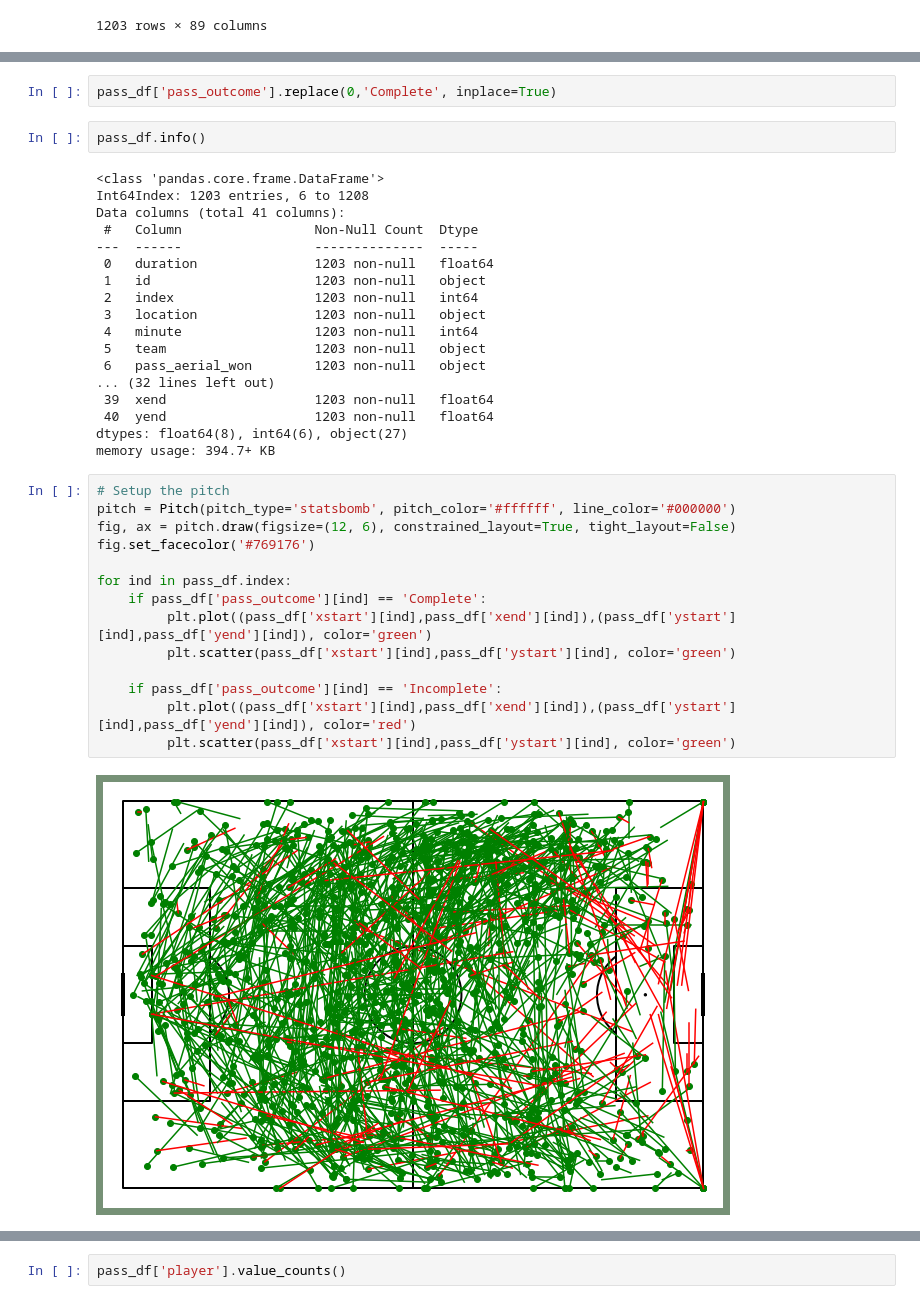
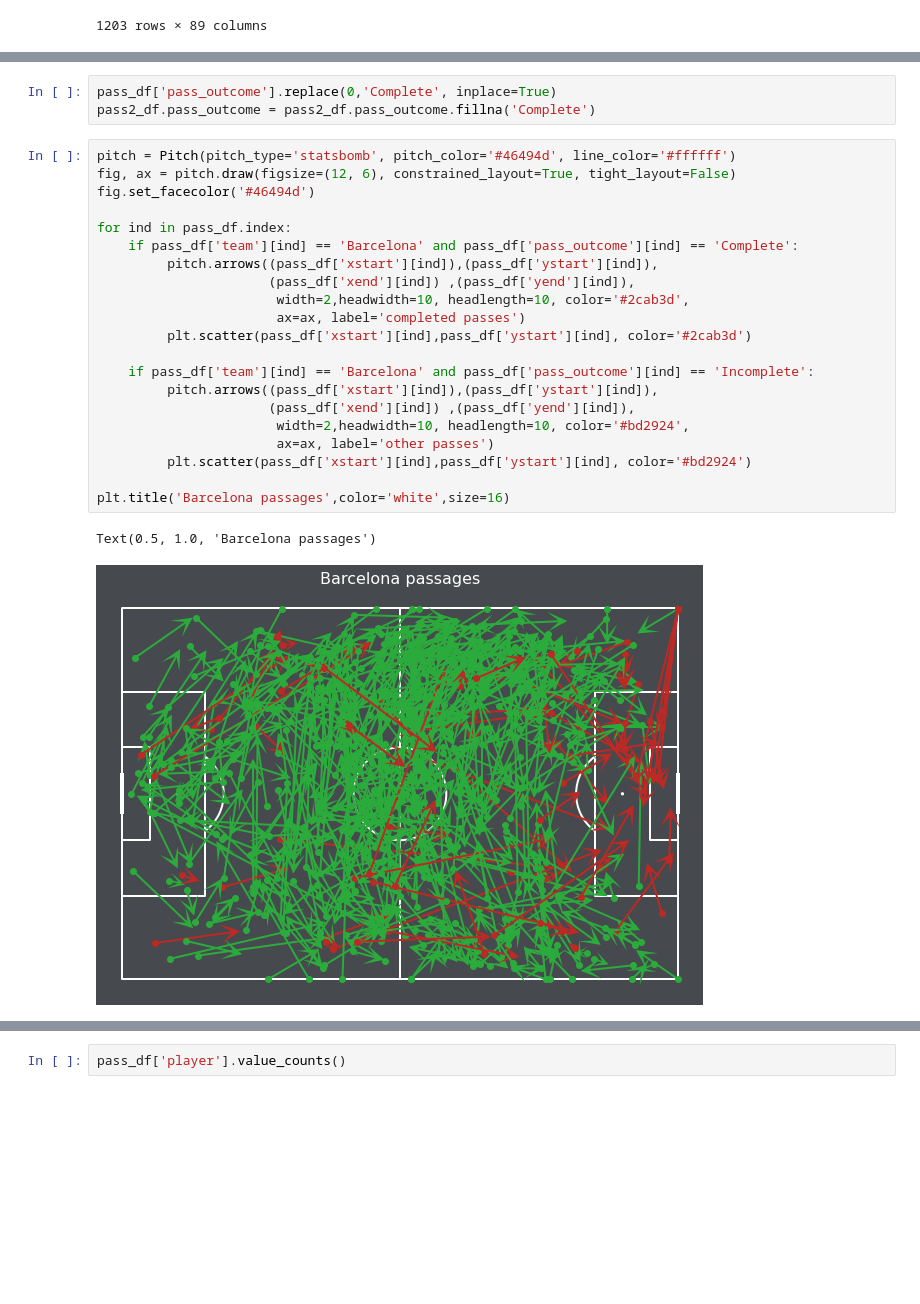
Before and after one commit to gianmarcozironelli/statsbomb_project, a Jupyter notebook: sb_project.ipynb, the cells around one changed output, grey strips where cells are left out. Saved outputs shown, nothing was run; the diff lists cells and outputs as text; blank space fills up the shorter version.

```diff
--- a/sb_project.ipynb
+++ b/sb_project.ipynb
@@ -375,38 +317,27 @@ pass_df['yend'] = [y for x,y in pass_df['pass_end_location']]
 # %%
 pass_df['pass_outcome'].replace(0,'Complete', inplace=True)
+pass2_df.pass_outcome = pass2_df.pass_outcome.fillna('Complete')
-# %%
-pass_df.info()
-# %% [output]
-<class 'pandas.core.frame.DataFrame'>
-Int64Index: 1203 entries, 6 to 1208
-Data columns (total 41 columns):
- #   Column                 Non-Null Count  Dtype
----  ------                 --------------  -----
- 0   duration               1203 non-null   float64
- 1   id                     1203 non-null   object
- 2   index                  1203 non-null   int64
- 3   location               1203 non-null   object
- 4   minute                 1203 non-null   int64
- 5   team                   1203 non-null   object
- 6   pass_aerial_won        1203 non-null   object
-... (32 lines left out)
- 39  xend                   1203 non-null   float64
- 40  yend                   1203 non-null   float64
-dtypes: float64(8), int64(6), object(27)
-memory usage: 394.7+ KB
 # %%
-# Setup the pitch
-pitch = Pitch(pitch_type='statsbomb', pitch_color='#ffffff', line_color='#000000')
+pitch = Pitch(pitch_type='statsbomb', pitch_color='#46494d', line_color='#ffffff')
 fig, ax = pitch.draw(figsize=(12, 6), constrained_layout=True, tight_layout=False)
-fig.set_facecolor('#769176')
+fig.set_facecolor('#46494d')
 
 for ind in pass_df.index:
-    if pass_df['pass_outcome'][ind] == 'Complete':
-         plt.plot((pass_df['xstart'][ind],pass_df['xend'][ind]),(pass_df['ystart'][ind],pass_df['yend'][ind]), color='green')
-         plt.scatter(pass_df['xstart'][ind],pass_df['ystart'][ind], color='green')
+    if pass_df['team'][ind] == 'Barcelona' and pass_df['pass_outcome'][ind] == 'Complete':
+         pitch.arrows((pass_df['xstart'][ind]),(pass_df['ystart'][ind]),
+                      (pass_df['xend'][ind]) ,(pass_df['yend'][ind]),
+                       width=2,headwidth=10, headlength=10, color='#2cab3d',
+                       ax=ax, label='completed passes')
+         plt.scatter(pass_df['xstart'][ind],pass_df['ystart'][ind], color='#2cab3d')
 
-    if pass_df['pass_outcome'][ind] == 'Incomplete':
-         plt.plot((pass_df['xstart'][ind],pass_df['xend'][ind]),(pass_df['ystart'][ind],pass_df['yend'][ind]), color='red')
-         plt.scatter(pass_df['xstart'][ind],pass_df['ystart'][ind], color='green')
+    if pass_df['team'][ind] == 'Barcelona' and pass_df['pass_outcome'][ind] == 'Incomplete':
+         pitch.arrows((pass_df['xstart'][ind]),(pass_df['ystart'][ind]),
+                      (pass_df['xend'][ind]) ,(pass_df['yend'][ind]),
+                       width=2,headwidth=10, headlength=10, color='#bd2924',
+                       ax=ax, label='other passes')
+         plt.scatter(pass_df['xstart'][ind],pass_df['ystart'][ind], color='#bd2924')
+
+plt.title('Barcelona passages',color='white',size=16)
 # %% [output]
+Text(0.5, 1.0, 'Barcelona passages')
-[figure, old version]
+[figure, new version]
```
Also changed, not shown: parts of 33 cells of this notebook.
